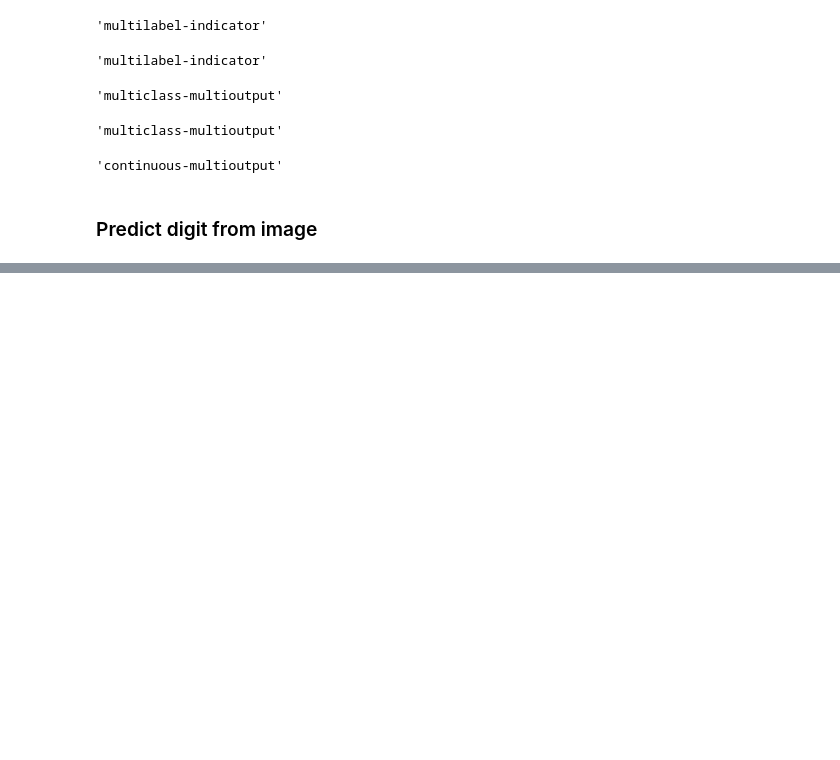
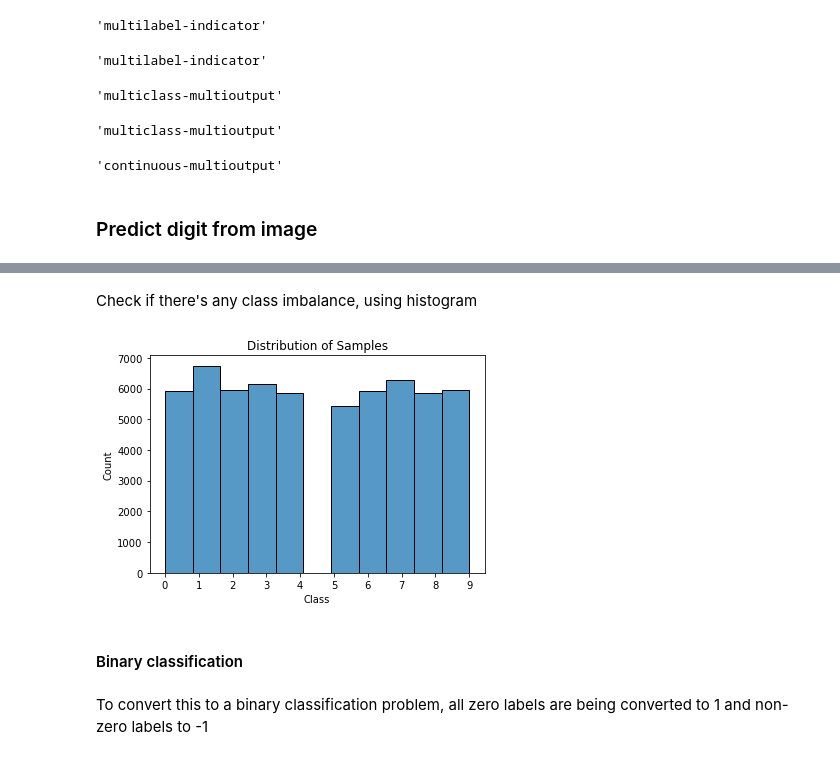
Before and after one commit to ananddotiyer/IIT-M, a Jupyter notebook: My Notes/MLP/Week5.ipynb, the cells around one changed output, grey strips where cells are left out. Saved outputs shown, nothing was run; the diff lists cells and outputs as text; code cells hidden in the pictures; blank space fills up the shorter version.

```diff
--- a/My Notes/MLP/Week5.ipynb
+++ b/My Notes/MLP/Week5.ipynb
@@ -59,0 +121,16 @@ X, y = fetch_openml('mnist_784', version=1, return_X_y=True)
+# %%
+X_train, X_test, y_train, y_test = X[:60000], X[60000:], y[:60000], y[60000:]
+# %% [markdown]
+Check if there's any class imbalance, using histogram
+# %%
+sns.histplot(data=np.int8(y_train), bins=11)
+plt.xticks(ticks=np.arange(10), labels=np.arange(10))
+plt.xlabel('Class')
+plt.title('Distribution of Samples')
+plt.show()
+# %% [output]
+[figure, added]
+# %% [markdown]
+#### Binary classification
+# %% [markdown]
+To convert this to a binary classification problem, all zero labels are being converted to 1 and non-zero labels to -1
```
Also changed, not shown: parts of 69 cells of this notebook.
